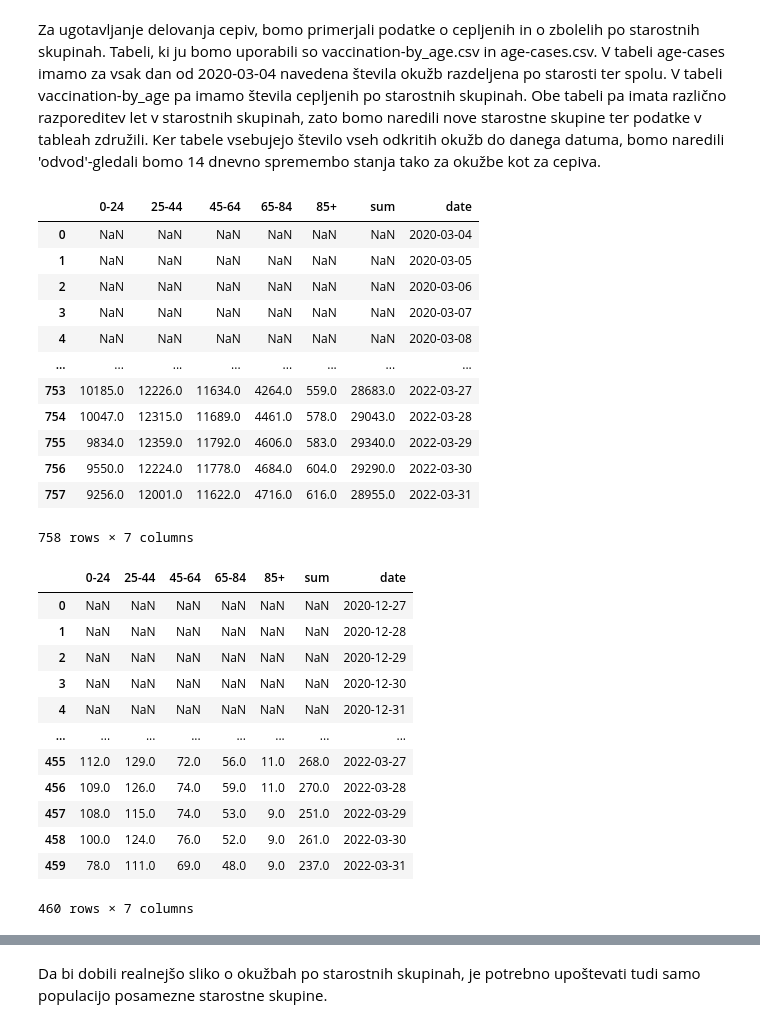
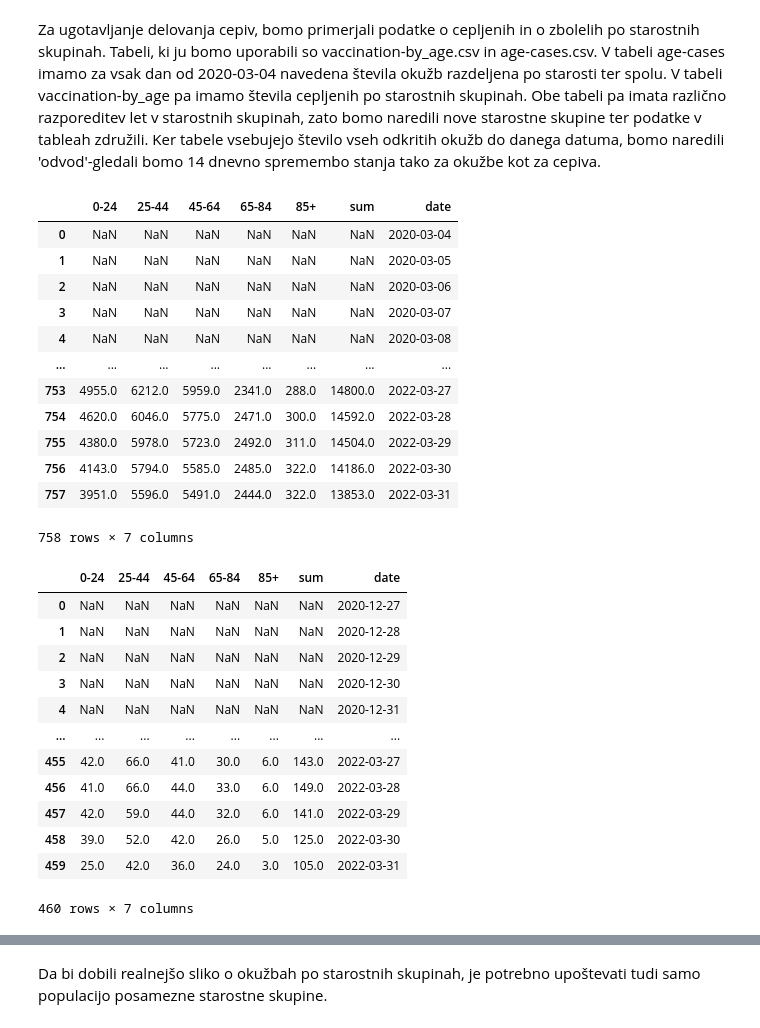
Before and after one commit to SerugaDavid/PR21DSZHMM, a Jupyter notebook: naloga.ipynb, the cells around one changed output, grey strips where cells are left out. Saved outputs shown, nothing was run; the diff lists cells and outputs as text; code cells hidden in the pictures.

```diff
--- a/naloga.ipynb
+++ b/naloga.ipynb
@@ -34,31 +34,31 @@ Ker tabele vsebujejo število vseh odkritih okužb do danega datuma, bomo naredi
 # %%
 list_ages = ["0-24", "25-44", "45-64", "65-84", "85+"]
 age_cases_new = pd.DataFrame()
 
 age_cases_new["0-24"] = age_cases["age.0-4.todate"] + age_cases["age.5-14.todate"] + age_cases["age.15-24.todate"]
 age_cases_new["25-44"] = age_cases["age.25-34.todate"] + age_cases["age.35-44.todate"]
 age_cases_new["45-64"] = age_cases["age.45-54.todate"] + age_cases["age.55-64.todate"]
 age_cases_new["65-84"] = age_cases["age.65-74.todate"] + age_cases["age.75-84.todate"]
 age_cases_new["85+"] = age_cases["age.85+.todate"]
 age_cases_new["sum"] = sum(age_cases_new[attr] for attr in list(age_cases_new)[1:])
 
-age_cases_new = age_cases_new.diff(periods=14)
+age_cases_new = age_cases_new.diff(7)
 age_cases_new["date"] = age_cases["date"]
 
 age_cases_new
 # %% [output]
 |  | 0-24 | 25-44 | 45-64 | 65-84 | 85+ | sum | date |
 | 0 | NaN | NaN | NaN | NaN | NaN | NaN | 2020-03-04 |
 | 1 | NaN | NaN | NaN | NaN | NaN | NaN | 2020-03-05 |
 | 2 | NaN | NaN | NaN | NaN | NaN | NaN | 2020-03-06 |
 | 3 | NaN | NaN | NaN | NaN | NaN | NaN | 2020-03-07 |
 | 4 | NaN | NaN | NaN | NaN | NaN | NaN | 2020-03-08 |
 | ... | ... | ... | ... | ... | ... | ... | ... |
-| 753 | 10185.0 | 12226.0 | 11634.0 | 4264.0 | 559.0 | 28683.0 | 2022-03-27 |
-| 754 | 10047.0 | 12315.0 | 11689.0 | 4461.0 | 578.0 | 29043.0 | 2022-03-28 |
-| 755 | 9834.0 | 12359.0 | 11792.0 | 4606.0 | 583.0 | 29340.0 | 2022-03-29 |
-| 756 | 9550.0 | 12224.0 | 11778.0 | 4684.0 | 604.0 | 29290.0 | 2022-03-30 |
-| 757 | 9256.0 | 12001.0 | 11622.0 | 4716.0 | 616.0 | 28955.0 | 2022-03-31 |
+| 753 | 4955.0 | 6212.0 | 5959.0 | 2341.0 | 288.0 | 14800.0 | 2022-03-27 |
+| 754 | 4620.0 | 6046.0 | 5775.0 | 2471.0 | 300.0 | 14592.0 | 2022-03-28 |
+| 755 | 4380.0 | 5978.0 | 5723.0 | 2492.0 | 311.0 | 14504.0 | 2022-03-29 |
+| 756 | 4143.0 | 5794.0 | 5585.0 | 2485.0 | 322.0 | 14186.0 | 2022-03-30 |
+| 757 | 3951.0 | 5596.0 | 5491.0 | 2444.0 | 322.0 | 13853.0 | 2022-03-31 |
 758 rows × 7 columns
 # %%
 age_vacc_new = pd.DataFrame()
@@ -71,7 +71,7 @@ age_vacc_new["45-64"] = sum(age_vacc[attr] for attr in [i for i in attrs_age_vac
 age_vacc_new["65-84"] = sum(age_vacc[attr] for attr in [i for i in attrs_age_vacc[34:64] if "1st" in i])
 age_vacc_new["85+"] = sum(age_vacc[attr] for attr in [i for i in attrs_age_vacc[46:] if "1st" in i])
 age_vacc_new["sum"] = sum(age_vacc_new[attr] for attr in list(age_vacc_new)[1:])
-age_vacc_new = age_vacc_new.diff(periods=14)
+age_vacc_new = age_vacc_new.diff(7)
 age_vacc_new["date"] = age_vacc["date"]
 age_vacc_new
 # %% [output]
@@ -82,11 +82,11 @@ age_vacc_new
 | 3 | NaN | NaN | NaN | NaN | NaN | NaN | 2020-12-30 |
 | 4 | NaN | NaN | NaN | NaN | NaN | NaN | 2020-12-31 |
 | ... | ... | ... | ... | ... | ... | ... | ... |
-| 455 | 112.0 | 129.0 | 72.0 | 56.0 | 11.0 | 268.0 | 2022-03-27 |
-| 456 | 109.0 | 126.0 | 74.0 | 59.0 | 11.0 | 270.0 | 2022-03-28 |
-| 457 | 108.0 | 115.0 | 74.0 | 53.0 | 9.0 | 251.0 | 2022-03-29 |
-| 458 | 100.0 | 124.0 | 76.0 | 52.0 | 9.0 | 261.0 | 2022-03-30 |
-| 459 | 78.0 | 111.0 | 69.0 | 48.0 | 9.0 | 237.0 | 2022-03-31 |
+| 455 | 42.0 | 66.0 | 41.0 | 30.0 | 6.0 | 143.0 | 2022-03-27 |
+| 456 | 41.0 | 66.0 | 44.0 | 33.0 | 6.0 | 149.0 | 2022-03-28 |
+| 457 | 42.0 | 59.0 | 44.0 | 32.0 | 6.0 | 141.0 | 2022-03-29 |
+| 458 | 39.0 | 52.0 | 42.0 | 26.0 | 5.0 | 125.0 | 2022-03-30 |
+| 459 | 25.0 | 42.0 | 36.0 | 24.0 | 3.0 | 105.0 | 2022-03-31 |
 460 rows × 7 columns
 # %%
 import matplotlib.pyplot as plt
```
Also changed, not shown: parts of 13 cells of this notebook.
